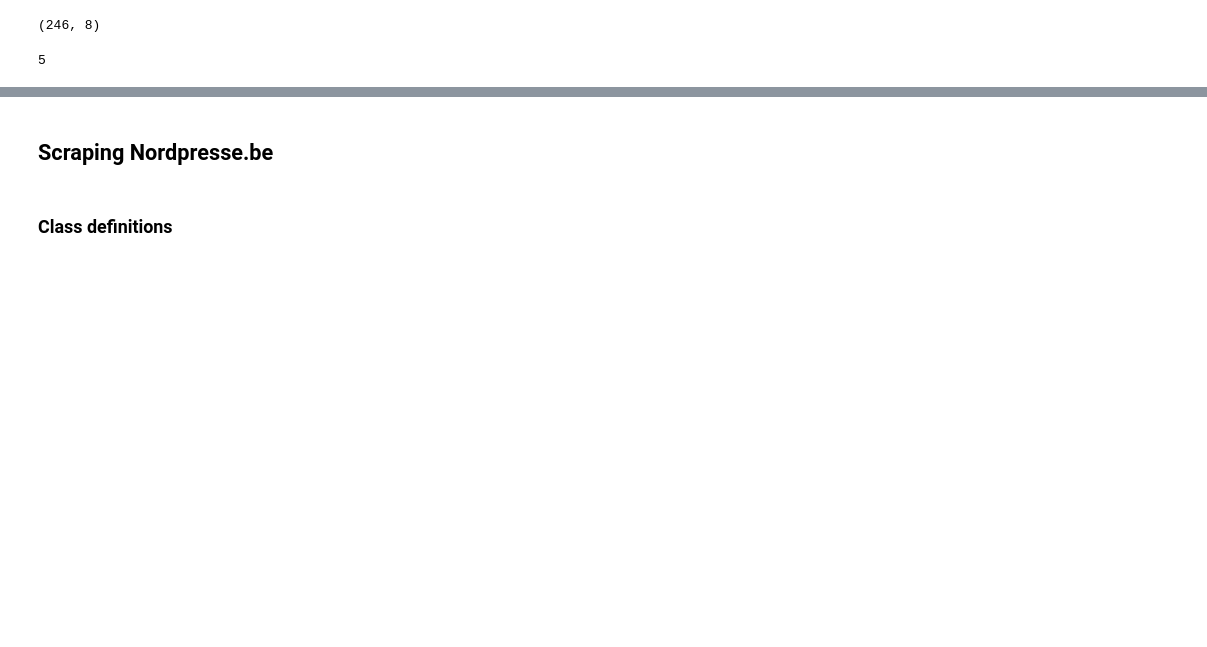
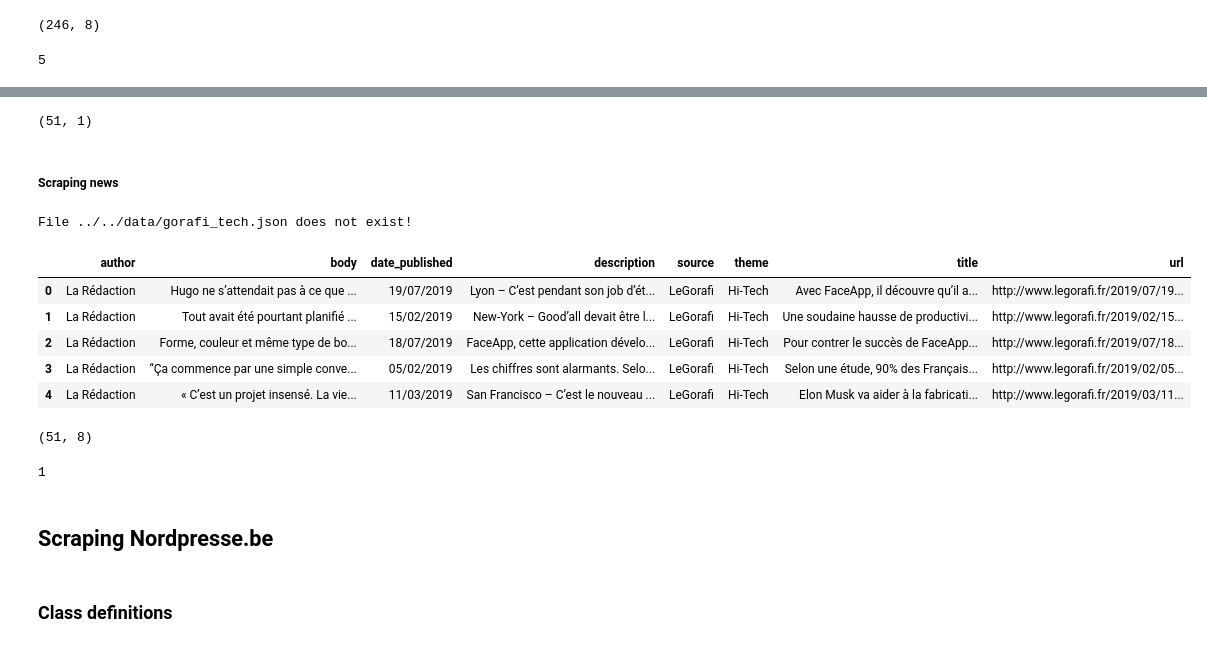
Before and after one commit to jeugregg/FakeNewsDetectionFr, a Jupyter notebook: 02_Scraping_French_News.ipynb, the cells around one changed output, grey strips where cells are left out. Saved outputs shown, nothing was run; the diff lists cells and outputs as text; code cells hidden in the pictures; blank space fills up the shorter version.

```diff
--- a/02_Scraping_French_News.ipynb
+++ b/02_Scraping_French_News.ipynb
@@ -497,0 +624,11 @@ df_gorafi_pol[df_gorafi_pol["body"].isna()].shape[0]
+# %%
+df_gorafi_pages_tech.shape
+# %% [output]
+(51, 1)
+# %% [markdown]
+##### Scraping news
+# %%
+# clean last output
+clean_file(PATH_NEWS_GORAFI_TECH)
+# %% [output]
+File ../../data/gorafi_tech.json does not exist!
@@ -498,3 +644,23 @@ df_gorafi_pol[df_gorafi_pol["body"].isna()].shape[0]
+# %%
+import pandas as pd
+
+df_gorafi_tech = pd.read_json(PATH_NEWS_GORAFI_TECH)
+df_gorafi_tech.head()
+# %% [output]
+|  | author | body | date_published | description | source | theme | title | url |
+| 0 | La Rédaction | Hugo ne s’attendait pas à ce que ... | 19/07/2019 | Lyon – C’est pendant son job d’ét... | LeGorafi | Hi-Tech | Avec FaceApp, il découvre qu’il a... | http://www.legorafi.fr/2019/07/19... |
+| 1 | La Rédaction | Tout avait été pourtant planifié ... | 15/02/2019 | New-York – Good’all devait être l... | LeGorafi | Hi-Tech | Une soudaine hausse de productivi... | http://www.legorafi.fr/2019/02/15... |
+| 2 | La Rédaction | Forme, couleur et même type de bo... | 18/07/2019 | FaceApp, cette application dévelo... | LeGorafi | Hi-Tech | Pour contrer le succès de FaceApp... | http://www.legorafi.fr/2019/07/18... |
+| 3 | La Rédaction | “Ça commence par une simple conve... | 05/02/2019 | Les chiffres sont alarmants. Selo... | LeGorafi | Hi-Tech | Selon une étude, 90% des Français... | http://www.legorafi.fr/2019/02/05... |
+| 4 | La Rédaction | « C’est un projet insensé. La vie... | 11/03/2019 | San Francisco – C’est le nouveau ... | LeGorafi | Hi-Tech | Elon Musk va aider à la fabricati... | http://www.legorafi.fr/2019/03/11... |
+# %%
+df_gorafi_tech.shape
+# %% [output]
+(51, 8)
+# %%
+df_gorafi_tech[df_gorafi_tech["body"].isna()].shape[0]
+# %% [output]
+1
 # %% [markdown]
 ## Scraping Nordpresse.be
 # %% [markdown]
```
Also changed, not shown: parts of 116 cells of this notebook, 3 other files.
